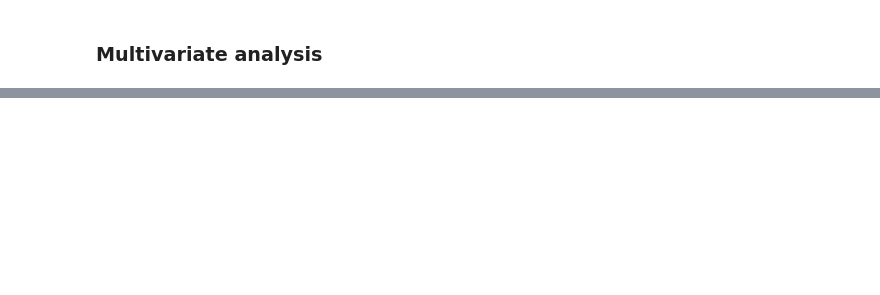
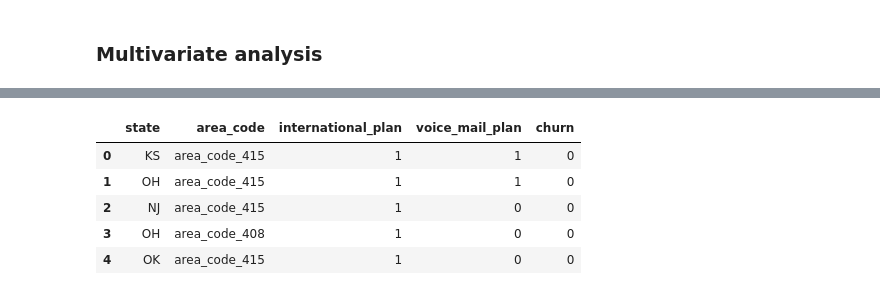
Before and after one commit to naiaraap/Predicting_Customer_Churn_in_Telecommunication_Operators, a Jupyter notebook: Predicting_Customer_Churn_in_Telecom_Operators.ipynb, the cells around one changed output, grey strips where cells are left out. Cells and saved outputs as stored; diff of their text form; code cells hidden in the pictures; blank space fills up the shorter version.

```diff
--- a/Predicting_Customer_Churn_in_Telecom_Operators.ipynb
+++ b/Predicting_Customer_Churn_in_Telecom_Operators.ipynb
@@ -466,0 +472,14 @@ g.fig.set_size_inches(18,18)
+# %%
+# df_new_train_cat = df_train_cat
+df_new_train_cat.international_plan = df_new_train_cat.international_plan.apply(lambda x: 0 if x=='no' else 1)
+df_new_train_cat.voice_mail_plan = df_new_train_cat.voice_mail_plan.apply(lambda x: 0 if x=='no' else 1)
+df_new_train_cat.churn = df_new_train_cat.churn.apply(lambda x: 0 if x=='no' else 1)
+# %%
+df_new_train_cat.head()
+# %% [output]
+|  | state | area_code | international_plan | voice_mail_plan | churn |
+| 0 | KS | area_code_415 | 1 | 1 | 0 |
+| 1 | OH | area_code_415 | 1 | 1 | 0 |
+| 2 | NJ | area_code_415 | 1 | 0 | 0 |
+| 3 | OH | area_code_408 | 1 | 0 | 0 |
+| 4 | OK | area_code_415 | 1 | 0 | 0 |
```
Also changed, not shown: parts of 4 cells of this notebook.
